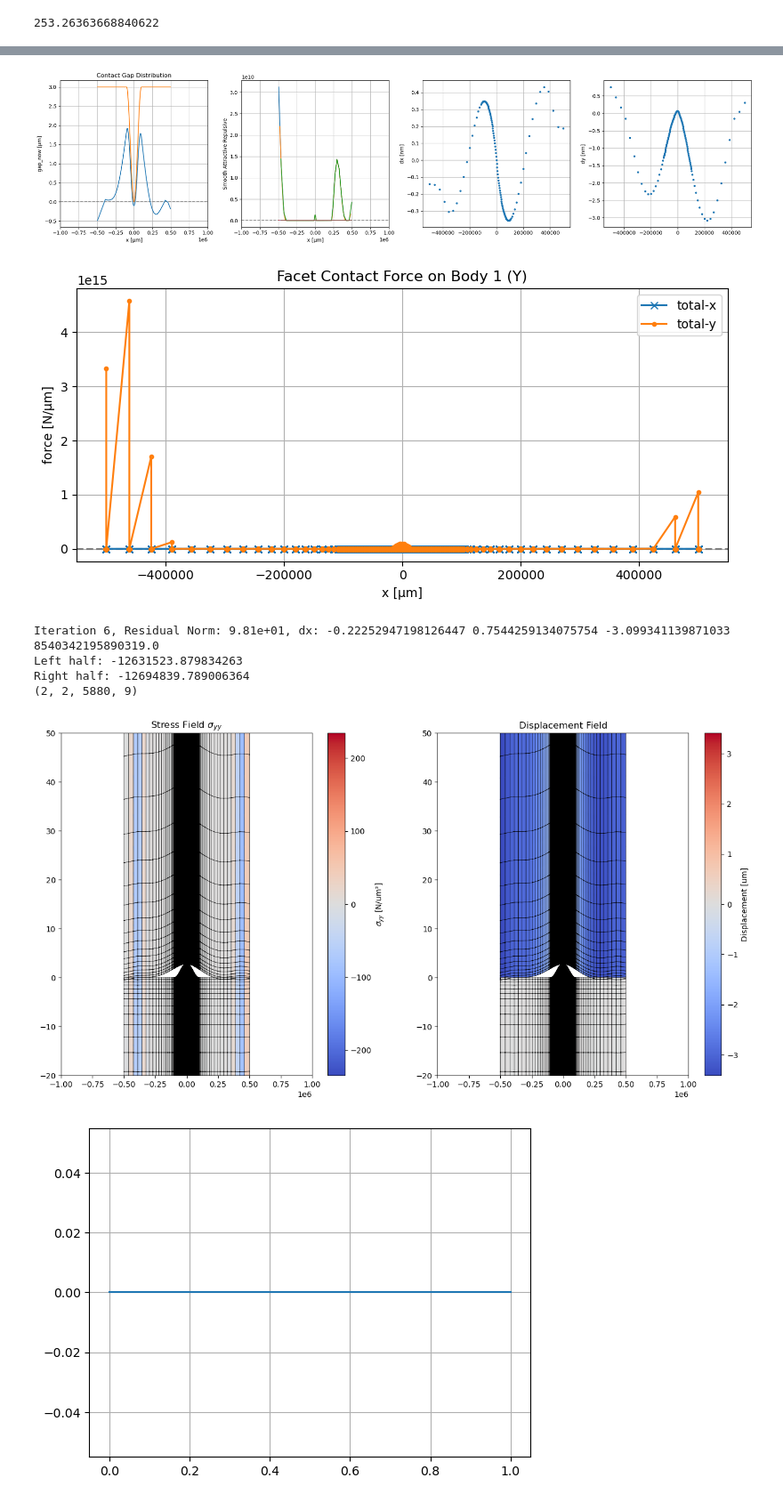
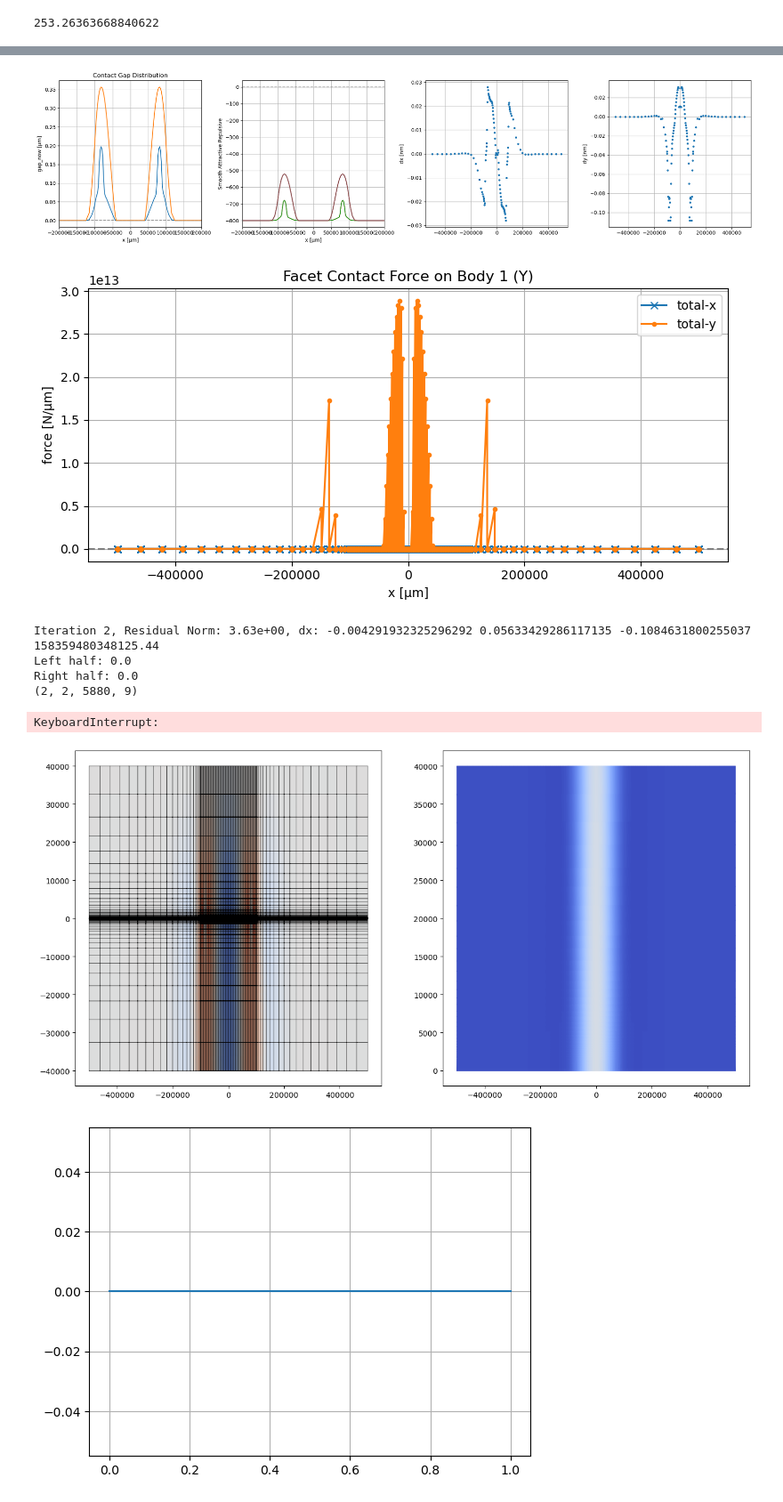
Before and after one commit to tiger4432/FEM-MY, a Jupyter notebook: FEM.ipynb, the cells around one changed output, grey strips where cells are left out. Shown at 89% size. Saved outputs shown, nothing was run; the diff lists cells and outputs as text; code cells hidden in the pictures.

```diff
--- a/FEM.ipynb
+++ b/FEM.ipynb
@@ -176,3 +176,11 @@ def cp(E, h, topo, wavelength, Lres):
 cp(E, thk, 3/2, 2*100000, 2*100000)
 # %% [output]
 253.26363668840622
+# %%
+def criticalEnergy(E, h, wavelength, A):
+    k = 2*np.pi / wavelength
+    I = 1/12 * h**3
+    return 1/2 * E * I * (A * k**2)**2
+
+
+criticalEnergy(130e9, 40e-6, 2 * 100e-6, 3e-9 / 2)
@@ -193,7 +203,7 @@ import os
 
 start_path  = f'save/{datetime.now().strftime("%Y%m%d_%H%M%S")}'
 
-load_file = None#'save/alpine_500_15_dynamic/26/u.npy'
+load_file = 'save/sine_100_3_cp/120/u.npy'
 mode = 'static'
 
 def make_sparse_side(x0, x_end, n_pts, power=2.0):
@@ -222,7 +232,7 @@ pressure =  1.3e5 / (m0/L0/t0**2) #1e5Pa
 E = 130e9 / (m0/L0/t0**2)  # Young's modulus for SiO2 70GPa
 gravity_acceleration = 9.8 / (L0/t0**2) #9.8m/s^2
 rho = 2200 / (m0 / L0**3) #2200kg/m^3
-E_adhesion_max = 0 / (m0 / t0**2) #2J/m^2
+E_adhesion_max = 0.0008 / (m0 / t0**2) #2J/m^2
 nu = 0.27  # Poisson's ratio for SiO2
 
 
@@ -231,13 +241,13 @@ topo = topo0 * wavelength / wavelength0
 thk = 40e-6 / L0 #40um
 width = 1e-3 / L0 #10mm
 g0 = 0e-10 / L0 #0A
-critical_gap = 1.2e-10/L0 #10A
+critical_gap = 4e-10/L0 #10A
 
 
 
 
 apply_gravity = False
-apply_traction = True
+apply_traction = False
 
 # Mesh 생성|
 interest_xmin=-wavelength
@@ -261,6 +271,10 @@ def cp(E, h, topo, wavelength, Lres):
     I = 1/12 * h**3
 
     return 0.5 * E * I * k_mean / d_mean
+
+def criticalEnergy(E, h, wavelength, topo):
+    k = 2*np.pi / wavelength
+    return 1/2 * E * 1/12 * h**3 * (A * k**2)**2
 
 
 critical_pressure = cp(E, thk, topo/2, 2*wavelength, Lres)
@@ -711,12 +725,13 @@ Total RHS norm       : 8.54e+15
 save params
-[figure, old version]
+[figure, new version]
-[figure, old version]
+[figure, new version]
-Iteration 6, Residual Norm: 9.81e+01, dx: -0.22252947198126447 0.7544259134075754 -3.099341139871033
-8540342195890319.0
-Left half: -12631523.879834263
-Right half: -12694839.789006364
+Iteration 2, Residual Norm: 3.63e+00, dx: -0.004291932325296292 0.05633429286117135 -0.1084631800255037
+158359480348125.44
+Left half: 0.0
+Right half: 0.0
 (2, 2, 5880, 9)
+KeyboardInterrupt:
-[figure, old version]
+[figure, new version]
 # %%
 
 from jax import grad, vmap
```
Also changed, not shown: parts of 2 cells of this notebook, 2 other files.
